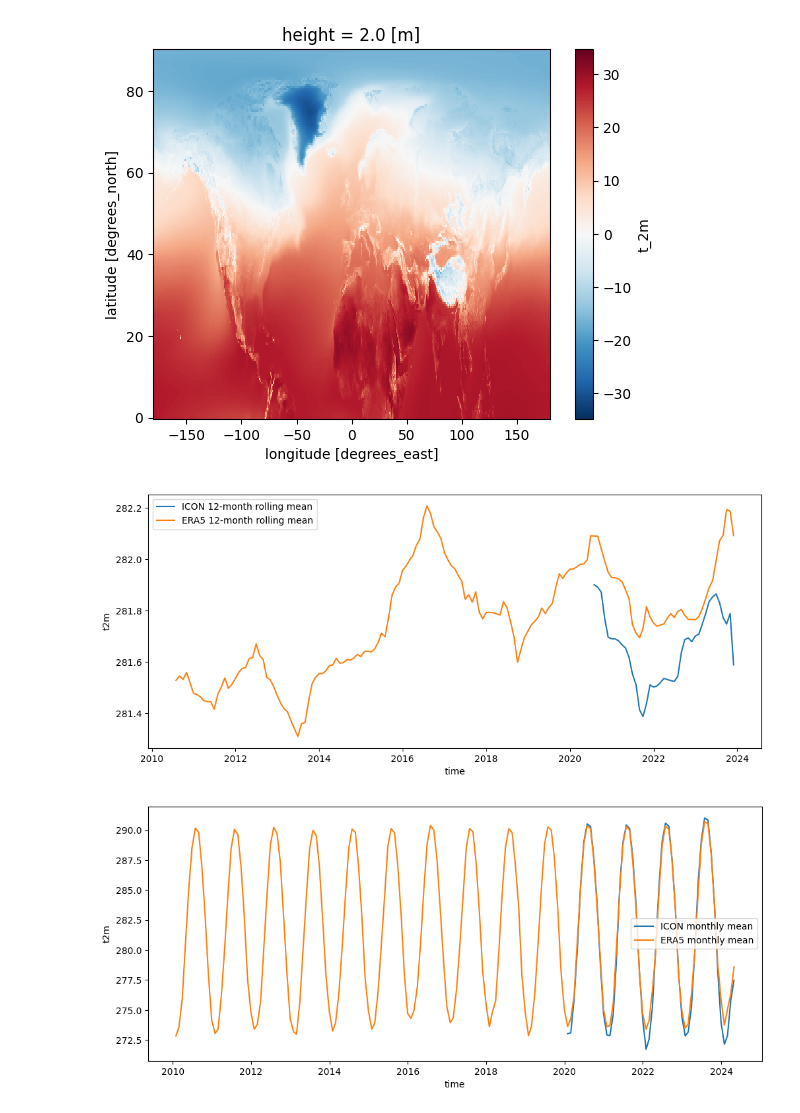
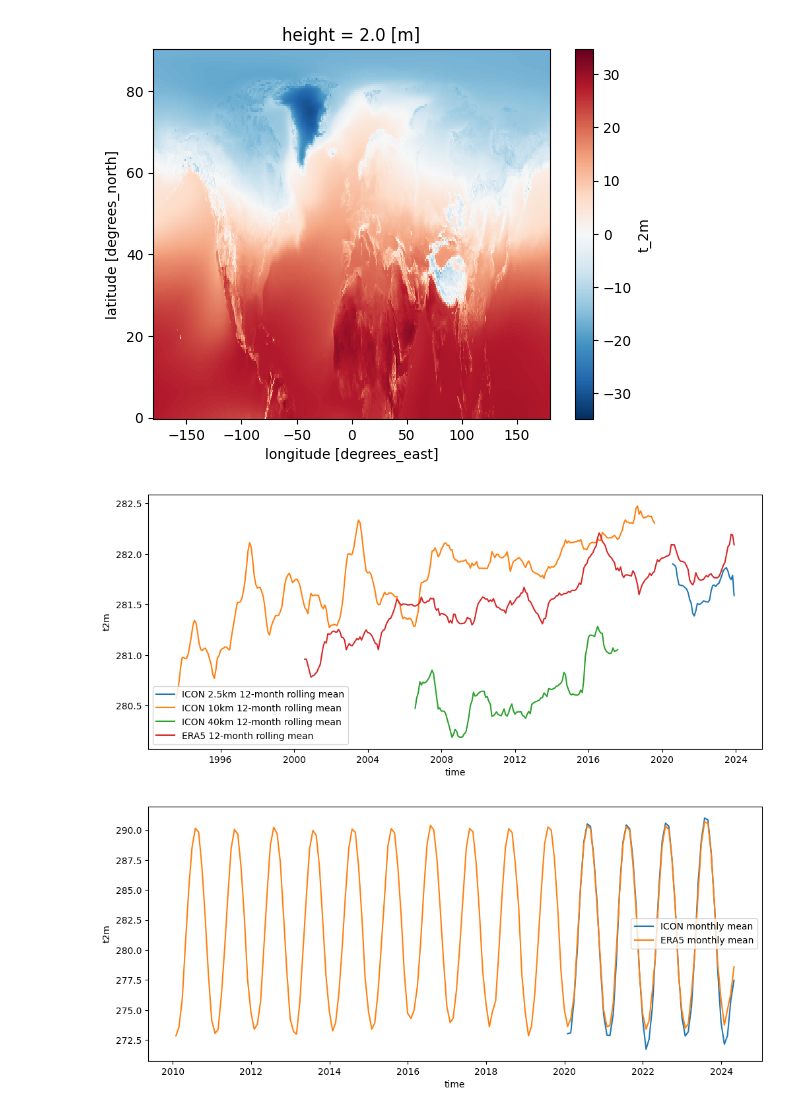
Before and after one commit to edgardotes/HW_contrack, a Jupyter notebook: HW_icon_2km.ipynb, the cells around one changed output. Cells and saved outputs as stored; diff of their text form; code cells hidden in the pictures.

```diff
--- a/HW_icon_2km.ipynb
+++ b/HW_icon_2km.ipynb
@@ -508,12 +508,39 @@ da_mean.plot()
 <matplotlib.collections.QuadMesh at 0x...>
 [figure]
 # %%
-###
+### OLD VERSION
+da2=xr.open_mfdataset('/capstor/scratch/cscs/edolores/icon-climate-dt/tas/netcdf/icon-climate-dt_tas_daily*',{"time": 366, "lat": -1, "lon": -1})['2t'].squeeze()
+
+da2=da2.sel(lat=slice(90,0))
+
+icon_10km_month=da2.resample(time='1M').mean()
+
+icon_10km_month_mean = icon_10km_month.mean(dim=["lat", "lon"]) #.compute()
+
+# >>> Key change: ensure time chunks are >= 12
+icon_10km_month_mean = icon_10km_month_mean.chunk({'time': 120})
+
+# 12-month (1 year) rolling mean
+icon_10km_smooth = icon_10km_month_mean.rolling(time=12, center=True).mean() #.compute()
+
+da3=xr.open_mfdataset('/capstor/scratch/cscs/edolores/old_icon/t_2m/remap_t_2m*',{"time": 366, "lat": -1, "lon": -1})['t_2m'].squeeze()
+
+da3=da3.sel(lat=slice(0,90))
+
+icon_40km_month=da3.resample(time='1M').mean()
+
+icon_40km_month_mean = icon_40km_month.mean(dim=["lat", "lon"]) #.compute()
+
+# >>> Key change: ensure time chunks are >= 12
+icon_40km_month_mean = icon_40km_month_mean.chunk({'time': 120})
+
+# 12-month (1 year) rolling mean
+icon_40km_smooth = icon_40km_month_mean.rolling(time=12, center=True).mean() #.compute()
 # %%
 ### Open ERA5
 # %%
 da_era5=xr.open_mfdataset('/capstor/scratch/cscs/edolores/OBS/ERA5/TS_era5/t2m_day_20*')['t2m']
-da_era5 = da_era5.sel(time=slice('2010-01-01','2024-04-01'))
+da_era5 = da_era5.sel(time=slice('1993-01-01','2024-04-01'))
 # %%
 era5_month=da_era5.resample(time='1M').mean()
 #era5_month.mean(dim=['lat', 'lon']).plot()
@@ -528,12 +555,14 @@ era5_smooth = era5_month_mean.rolling(time=12, center=True).mean() #.compute()
 # %%
 # Plot smoothed
 plt.figure(figsize=(12,5))
-icon_2km_smooth.plot(label="ICON 12-month rolling mean")
+icon_2km_smooth.plot(label="ICON 2.5km 12-month rolling mean")
+icon_10km_smooth.plot(label="ICON 10km 12-month rolling mean")
+icon_40km_smooth.plot(label="ICON 40km 12-month rolling mean")
 era5_smooth.plot(label="ERA5 12-month rolling mean")
 plt.legend()
 plt.show()
 # %% [output]
-[figure, old version]
+[figure, new version]
 # %%
 # Plot both raw monthly
 plt.figure(figsize=(12,5))
```
Also changed, not shown: 26 other files.
